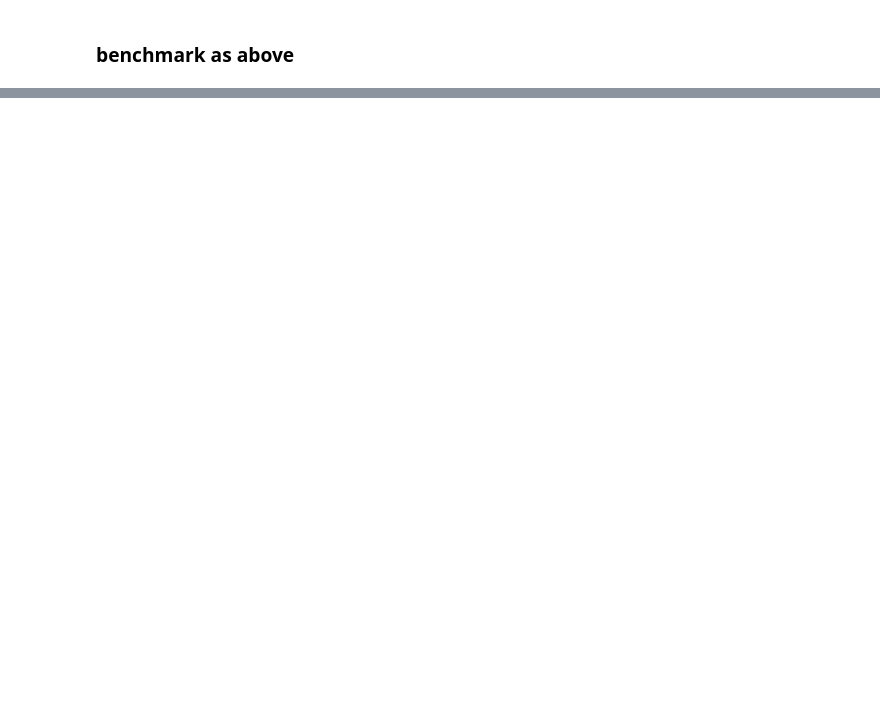
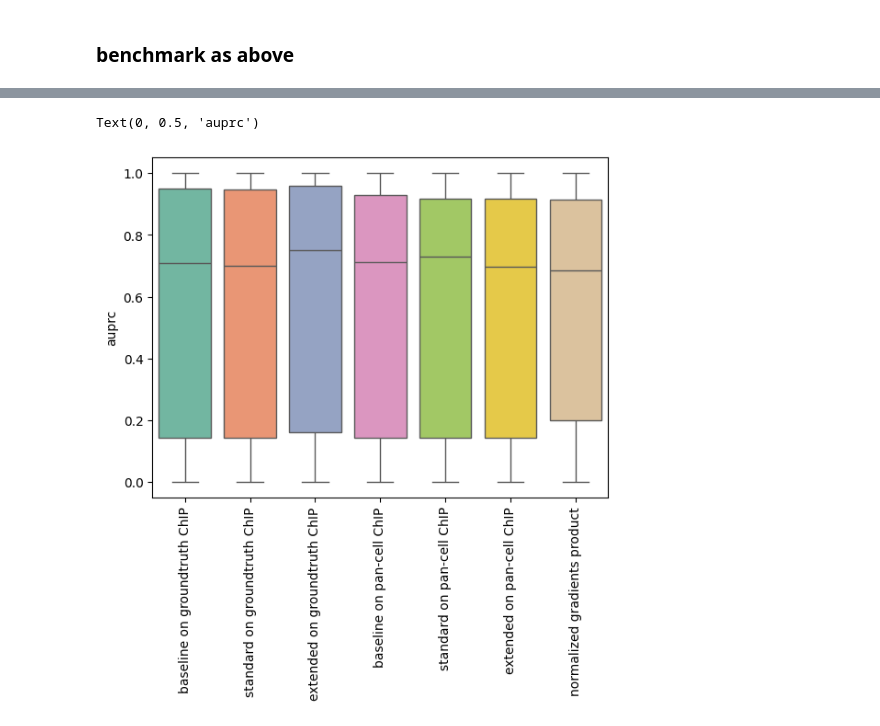
Before and after one commit to Cai-fx/seqMAE, a Jupyter notebook: tutorials/pbmc_10k/trials/TFs_scb_pretrain_intercept_scaled/benchmark.ipynb, the cells around one changed output, grey strips where cells are left out. Cells and saved outputs as stored; diff of their text form; code cells hidden in the pictures; blank space fills up the shorter version.

```diff
--- a/tutorials/pbmc_10k/trials/TFs_scb_pretrain_intercept_scaled/benchmark.ipynb
+++ b/tutorials/pbmc_10k/trials/TFs_scb_pretrain_intercept_scaled/benchmark.ipynb
@@ -232,3 +48,10 @@ jaspar_motifs = jaspar_motifs[jaspar_motifs['tf'].isin([tf_ct.split("_")[0] for
 jaspar_motifs = jaspar_motifs.reset_index(drop=True)
 
 peak_emb = pd.read_csv("./benchmark_summarize/peak_emb.csv", index_col=0)
+# %%
+acc_pred_no_dpth = np.load("./benchmark_summarize/acc_pred_no_dpth.npz")['arr_0']
+acc_pred_no_dpth_df = pd.DataFrame(acc_pred_no_dpth, index=ad_atac.var.index, columns=ad_atac.obs.index)
+acc_pred_no_dpth_df = acc_pred_no_dpth_df.T
+acc_pred_no_dpth_df['celltype'] = ad_rna.obs['celltype']
+acc_pred_no_dpth_df = acc_pred_no_dpth_df.groupby("celltype").mean().T
+acc_pred_no_dpth_df[:5]
@@ -396 +267,9 @@ sns.move_legend(ax, "upper left", bbox_to_anchor=(1, 1))
+# %%
+fig, ax=plt.subplots()
+sns.boxplot(y_pred_auprc, ax=ax, palette="Set2")
+ax.tick_params(axis='x', rotation=90)
+ax.set_ylabel("auprc")
+# %% [output]
+Text(0, 0.5, 'auprc')
+[figure, added]
 # %%
```
Also changed, not shown: parts of 40 cells of this notebook, 3 other files.
